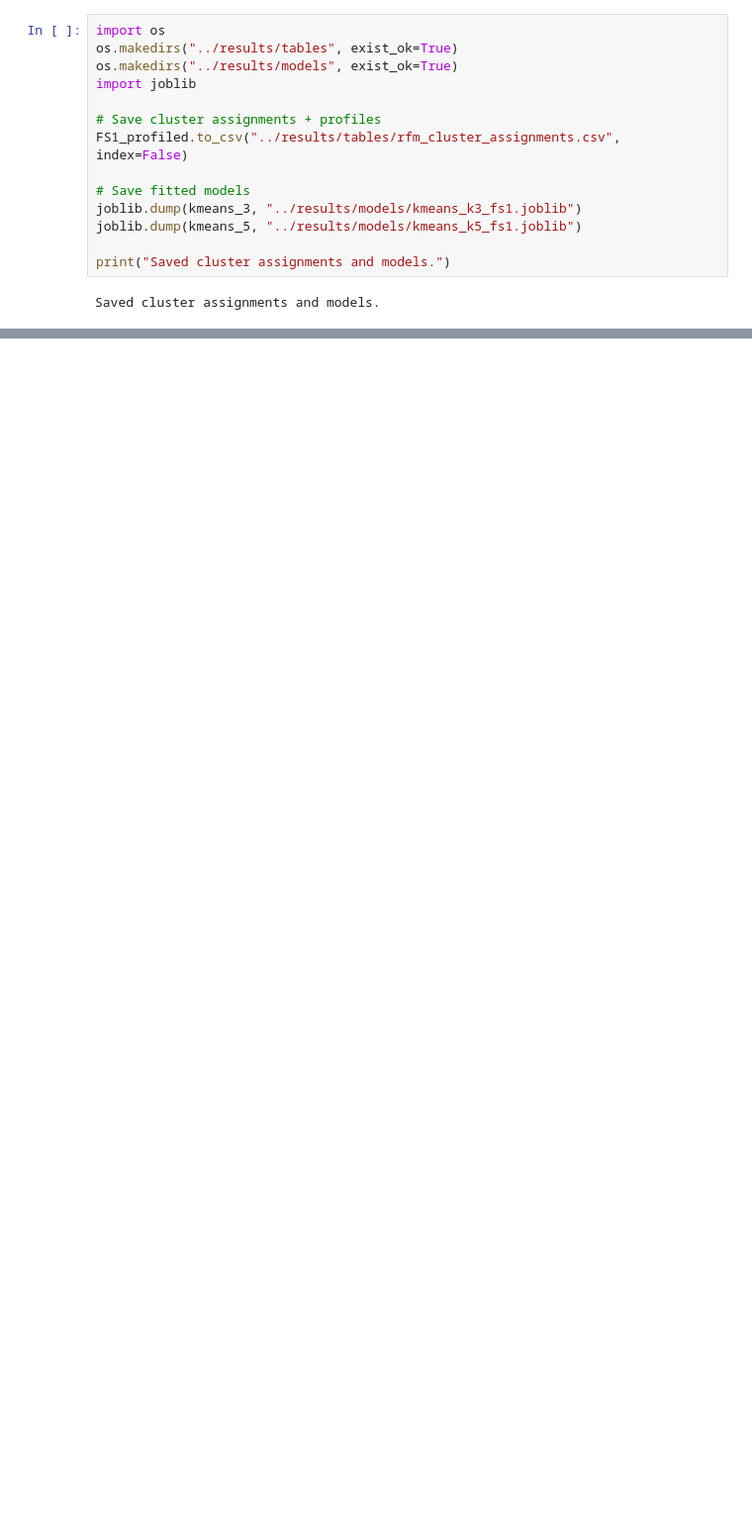
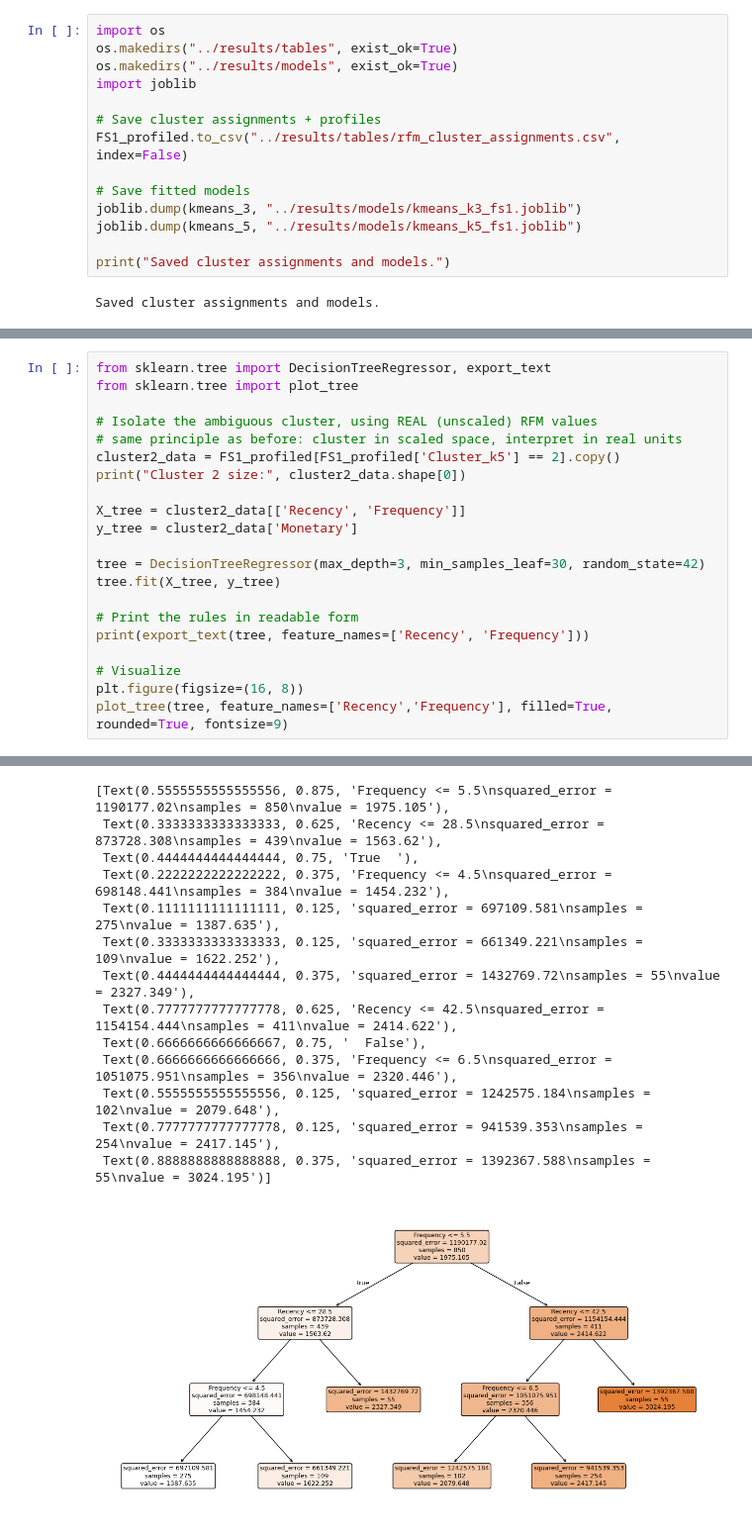
Before and after one commit to swagat017/Data-Mining-Project, a Jupyter notebook: notebooks/rfm_baseline.ipynb, the cells around one changed output, grey strips where cells are left out. Shown at 99% size. Saved outputs shown, nothing was run; the diff lists cells and outputs as text; blank space fills up the shorter version.

Commit message:
decision tree experiment completed to compare with the baseline paper.

```diff
--- a/notebooks/rfm_baseline.ipynb
+++ b/notebooks/rfm_baseline.ipynb
@@ -243,0 +261,22 @@ Saved cluster assignments and models.
+# %%
+from sklearn.tree import DecisionTreeRegressor, export_text
+from sklearn.tree import plot_tree
+
+# Isolate the ambiguous cluster, using REAL (unscaled) RFM values
+# same principle as before: cluster in scaled space, interpret in real units
+cluster2_data = FS1_profiled[FS1_profiled['Cluster_k5'] == 2].copy()
+print("Cluster 2 size:", cluster2_data.shape[0])
+
+X_tree = cluster2_data[['Recency', 'Frequency']]
+y_tree = cluster2_data['Monetary']
+
+tree = DecisionTreeRegressor(max_depth=3, min_samples_leaf=30, random_state=42)
+tree.fit(X_tree, y_tree)
+
+# Print the rules in readable form
+print(export_text(tree, feature_names=['Recency', 'Frequency']))
+
+# Visualize
+plt.figure(figsize=(16, 8))
+plot_tree(tree, feature_names=['Recency','Frequency'], filled=True, rounded=True, fontsize=9)
+# %% [output]
@@ -243,0 +300,14 @@ Saved cluster assignments and models.
+[Text(0.5555555555555556, 0.875, 'Frequency <= 5.5\nsquared_error = 1190177.02\nsamples = 850\nvalue = 1975.105'),
+ Text(0.3333333333333333, 0.625, 'Recency <= 28.5\nsquared_error = 873728.308\nsamples = 439\nvalue = 1563.62'),
+ Text(0.4444444444444444, 0.75, 'True  '),
+ Text(0.2222222222222222, 0.375, 'Frequency <= 4.5\nsquared_error = 698148.441\nsamples = 384\nvalue = 1454.232'),
+ Text(0.1111111111111111, 0.125, 'squared_error = 697109.581\nsamples = 275\nvalue = 1387.635'),
+ Text(0.3333333333333333, 0.125, 'squared_error = 661349.221\nsamples = 109\nvalue = 1622.252'),
+ Text(0.4444444444444444, 0.375, 'squared_error = 1432769.72\nsamples = 55\nvalue = 2327.349'),
+ Text(0.7777777777777778, 0.625, 'Recency <= 42.5\nsquared_error = 1154154.444\nsamples = 411\nvalue = 2414.622'),
+ Text(0.6666666666666667, 0.75, '  False'),
+ Text(0.6666666666666666, 0.375, 'Frequency <= 6.5\nsquared_error = 1051075.951\nsamples = 356\nvalue = 2320.446'),
+ Text(0.5555555555555556, 0.125, 'squared_error = 1242575.184\nsamples = 102\nvalue = 2079.648'),
+ Text(0.7777777777777778, 0.125, 'squared_error = 941539.353\nsamples = 254\nvalue = 2417.145'),
+ Text(0.8888888888888888, 0.375, 'squared_error = 1392367.588\nsamples = 55\nvalue = 3024.195')]
+[figure, added]
```
Also changed, not shown: parts of 6 cells of this notebook.
